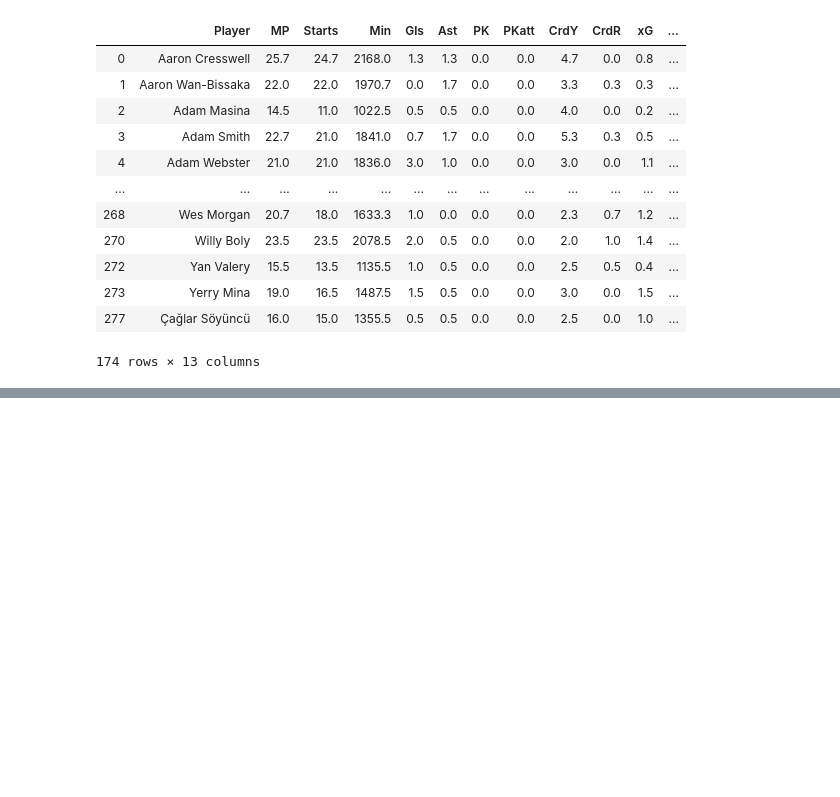
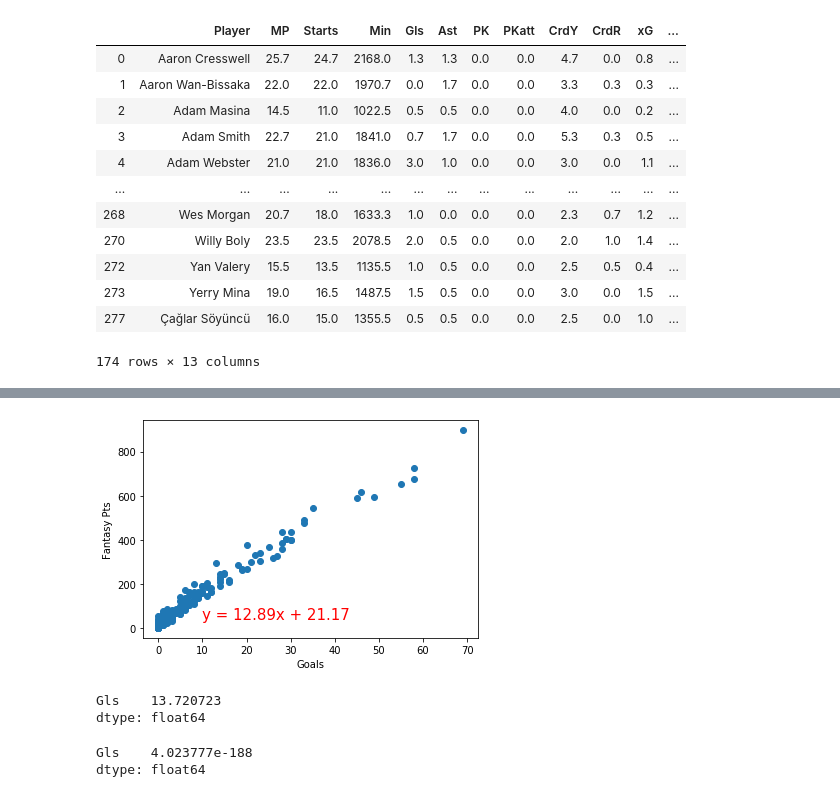
Before and after one commit to jbtrahin/soccer_masters, a Jupyter notebook: PL_data_sets.ipynb, the cells around one changed output, grey strips where cells are left out. Saved outputs shown, nothing was run; the diff lists cells and outputs as text; code cells hidden in the pictures; blank space fills up the shorter version.

```diff
--- a/PL_data_sets.ipynb
+++ b/PL_data_sets.ipynb
@@ -1039,0 +948,30 @@ DEF_17_20_avg_df[DEF_17_20_avg_df.Player.isin(def_player_19_20)]
+# %%
+# Calculate the regression line "y values" from the slope and intercept.
+#regress_values = [(Gls * slope + intercept) for Gls in FWD_17_20_sum_df.Gls]
+
+# Create a scatter plot of the x and y values.
+plt.scatter(FWD_17_20_sum_df.Gls, FWD_17_20_sum_df.FantPts)
+# Plot the regression line with the x-values and the y coordinates based on the intercept and slope.
+#plt.plot(FWD_17_20_sum_df.Min,regress_values,"r")
+# Annotate the text for the line equation and add its coordinates.
+plt.annotate(line_eq, (10,40), fontsize=15, color="red")
+plt.xlabel('Goals')
+plt.ylabel('Fantasy Pts')
+plt.show()
+# %% [output]
+[figure, added]
+# %%
+import statsmodels.api as sm
+Y = FWD_17_20_sum_df.FantPts
+X = FWD_17_20_sum_df.Gls
+model = sm.OLS(Y,X)
+results = model.fit()
+results.params
+# %% [output]
+Gls    13.720723
+dtype: float64
+# %%
+results.pvalues
+# %% [output]
+Gls    4.023777e-188
+dtype: float64
```
Also changed, not shown: parts of 45 cells of this notebook.
